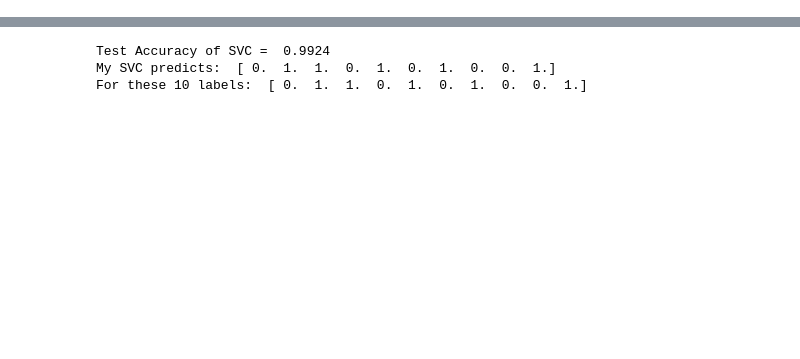
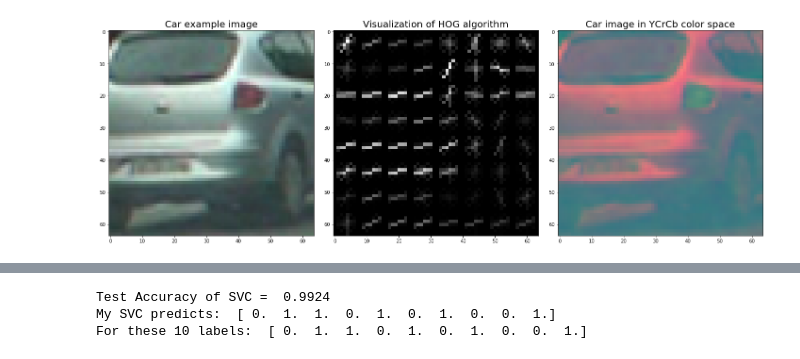
Before and after one commit to iyedb/carn-vehicule-detection, a Jupyter notebook: classifier.ipynb, the cells around one changed output, grey strips where cells are left out. Drawn from its saved outputs; the diff is of its cells as text; code cells hidden in the pictures; blank space fills up the shorter version.

```diff
--- a/classifier.ipynb
+++ b/classifier.ipynb
@@ -13,3 +49,17 @@ non_cars = glob.glob('./non-vehicles/GTI/*.png') + glob.glob('./non-vehicles/Ext
+# %%
+car_img = mpimg.imread(cars[car_idx])
+_, hog_vis = project_functions.get_hog_features(car_img[:, :, 0], 9, 8, 2, vis=True, feature_vec=True)
+f, (ax1, ax2, ax3) = plt.subplots(1, 3, figsize=(20, 10))
+f.tight_layout()
+ax1.imshow(mpimg.imread(cars[car_idx]))
+ax1.set_title('Car example image', fontsize=20)
+ax2.imshow(hog_vis, cmap='gray')
+ax2.set_title('Visualization of HOG algorithm', fontsize=20)
+ax3.imshow(project_functions.convert_color(car_img))
+ax3.set_title('Car image in YCrCb color space', fontsize=20)
+f.savefig("./output_images/car-hog-viz.png")
+# %% [output]
+[figure, added]
 # %%
 non_car_features = project_functions.extract_features(non_cars, color_space='YCrCb', hog_channel='ALL')
 car_features = project_functions.extract_features(cars, color_space='YCrCb', hog_channel='ALL')
```
Also changed, not shown: parts of 4 cells of this notebook, 19 other files.
